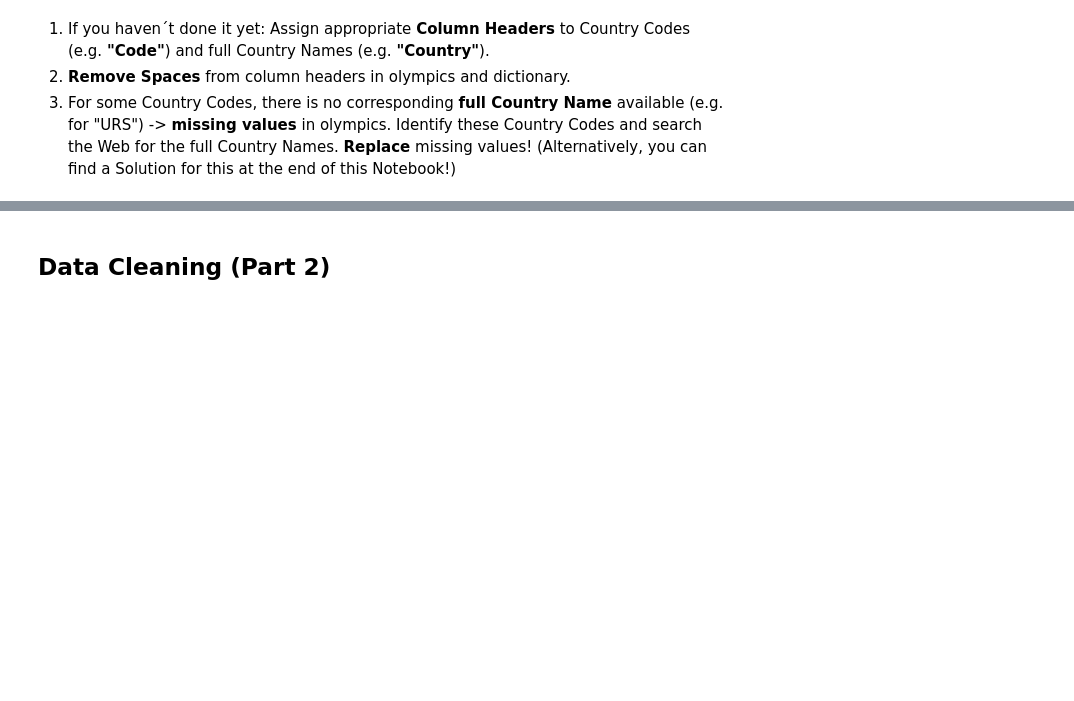
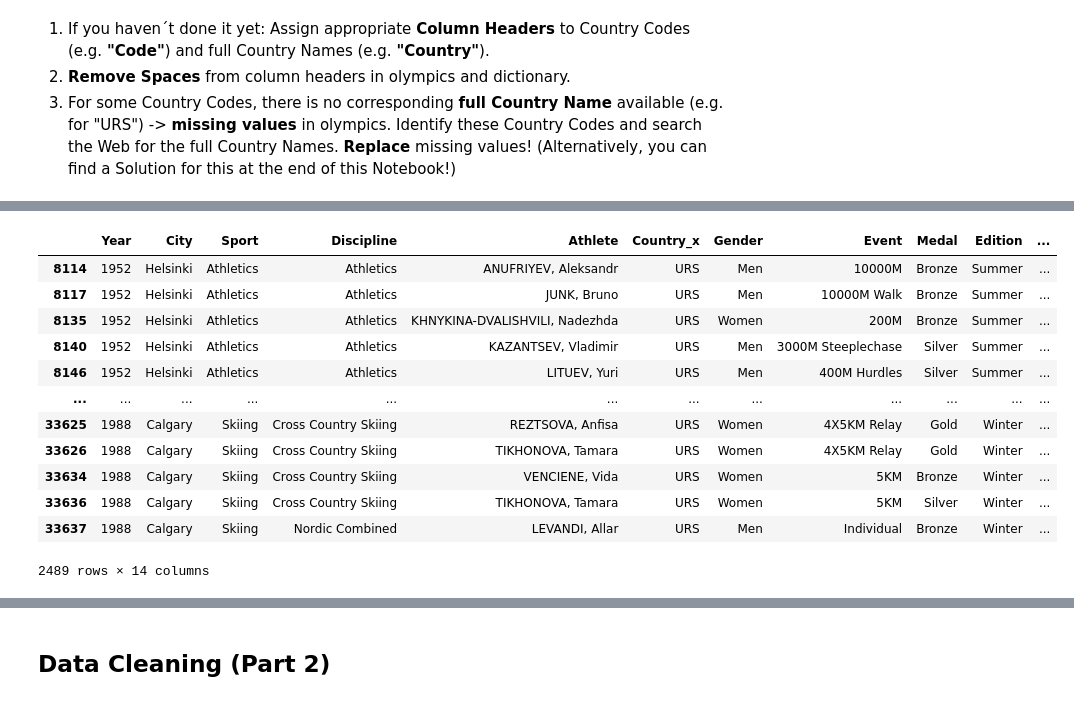
Before and after one commit to hamednasr/Explanatory-Data-Analysis, a Jupyter notebook: Explanatory_DataAnalysis_Challenge.ipynb, the cells around one changed output, grey strips where cells are left out. Cells and saved outputs as stored; diff of their text form; code cells hidden in the pictures; blank space fills up the shorter version.

```diff
--- a/Explanatory_DataAnalysis_Challenge.ipynb
+++ b/Explanatory_DataAnalysis_Challenge.ipynb
@@ -170,0 +190,4 @@ pd.merge(olympics ,dictionary, left_on= 'Country', right_on= 'Code' )
+# %%
+olympics.rename(columns={'Country_y':'Country'},inplace=True)
+# %%
+olympics.rename(columns={'GDP per Capita':'GDP_per_Capita'},inplace=True)
@@ -170,0 +215,16 @@ pd.merge(olympics ,dictionary, left_on= 'Country', right_on= 'Code' )
+# %%
+olympics[olympics.Country_x == 'URS']
+# %% [output]
+|  | Year | City | Sport | Discipline | Athlete | Country_x | Gender | Event | Medal | Edition | ... |
+| 8114 | 1952 | Helsinki | Athletics | Athletics | ANUFRIYEV, Aleksandr | URS | Men | 10000M | Bronze | Summer | ... |
+| 8117 | 1952 | Helsinki | Athletics | Athletics | JUNK, Bruno | URS | Men | 10000M Walk | Bronze | Summer | ... |
+| 8135 | 1952 | Helsinki | Athletics | Athletics | KHNYKINA-DVALISHVILI, Nadezhda | URS | Women | 200M | Bronze | Summer | ... |
+| 8140 | 1952 | Helsinki | Athletics | Athletics | KAZANTSEV, Vladimir | URS | Men | 3000M Steeplechase | Silver | Summer | ... |
+| 8146 | 1952 | Helsinki | Athletics | Athletics | LITUEV, Yuri | URS | Men | 400M Hurdles | Silver | Summer | ... |
+| ... | ... | ... | ... | ... | ... | ... | ... | ... | ... | ... | ... |
+| 33625 | 1988 | Calgary | Skiing | Cross Country Skiing | REZTSOVA, Anfisa | URS | Women | 4X5KM Relay | Gold | Winter | ... |
+| 33626 | 1988 | Calgary | Skiing | Cross Country Skiing | TIKHONOVA, Tamara | URS | Women | 4X5KM Relay | Gold | Winter | ... |
+| 33634 | 1988 | Calgary | Skiing | Cross Country Skiing | VENCIENE, Vida | URS | Women | 5KM | Bronze | Winter | ... |
+| 33636 | 1988 | Calgary | Skiing | Cross Country Skiing | TIKHONOVA, Tamara | URS | Women | 5KM | Silver | Winter | ... |
+| 33637 | 1988 | Calgary | Skiing | Nordic Combined | LEVANDI, Allar | URS | Men | Individual | Bronze | Winter | ... |
+2489 rows × 14 columns
```
Also changed, not shown: parts of 31 cells of this notebook.
